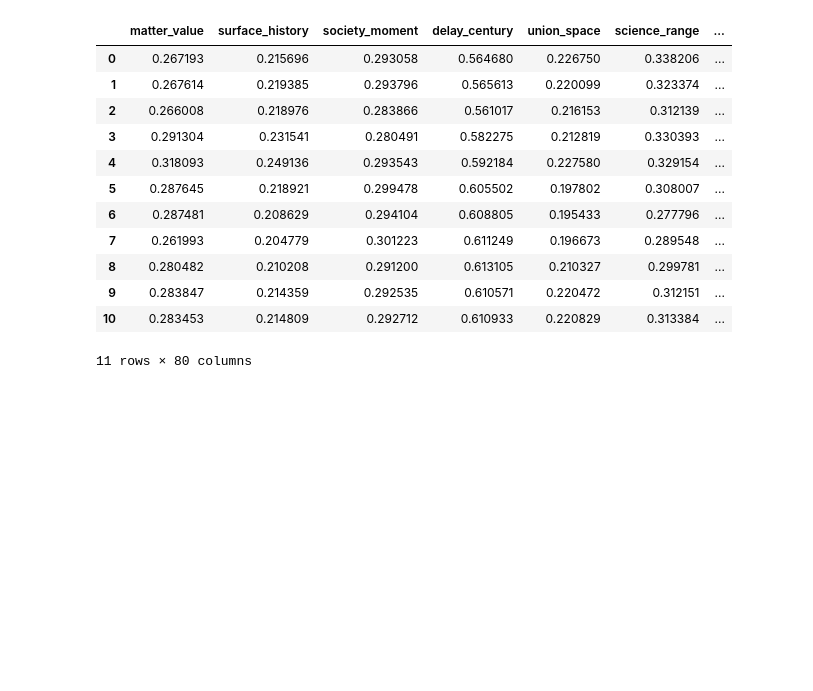
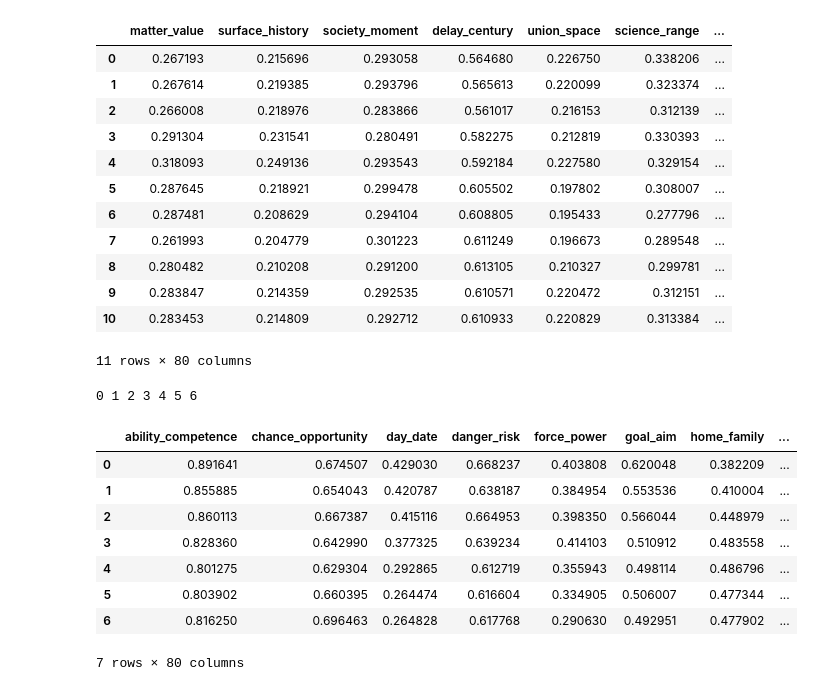
Before and after one commit to kduxin/shared-translation-effect, a Jupyter notebook: scripts/test_ste.ipynb, the cells around one changed output. Cells and saved outputs as stored; diff of their text form; code cells hidden in the pictures; blank space fills up the shorter version.

```diff
--- a/scripts/test_ste.ipynb
+++ b/scripts/test_ste.ipynb
@@ -57,0 +129,3 @@ simtable
+# %%
+for i in range(1, 11):
+    print(i, (simtable.loc[i] > simtable.loc[0]).mean(), (simtable.loc[i] - simtable.loc[0]).mean())
@@ -57,0 +143,3 @@ simtable
+# %%
+for i in range(1, 11):
+    print(i, (simtable.loc[i] > simtable.loc[0]).mean(), (simtable.loc[i] - simtable.loc[0]).mean())
@@ -156,3 +255,37 @@ simtable
 | 9 | 0.283847 | 0.214359 | 0.292535 | 0.610571 | 0.220472 | 0.312151 | ... |
 | 10 | 0.283453 | 0.214809 | 0.292712 | 0.610933 | 0.220829 | 0.313384 | ... |
 11 rows × 80 columns
+# %%
+en_wordpairs = [line.strip().split(',') for line in open('sametranslation_words.txt', 'rt').readlines()]
+# en_wordpairs = [line.strip().split(',') for line in open('sametranslation_words.txt', 'rt').readlines()]
+dirpath = '../ckp/finetune.gpt2.en/'
+
+simtable = {}
+for i in range(7):
+    print(i, end=' ')
+    model = torch.load(f'{dirpath}/{i*5:0>2}000.pt', map_location=device)
+    # encoder_wordemb = model.encoder.wte
+    encoder_wordemb = model.transformer.wte
+    sim = []
+    for word1, word2 in en_wordpairs:
+        src0_emb = word2emb(word1, source_tok, encoder_wordemb)
+        src1_emb = word2emb(word2, source_tok, encoder_wordemb)
+
+        cos = src0_emb @ src1_emb / src0_emb.norm() / src1_emb.norm()
+        sim.append(cos.item())
+    simtable[i] = sim
+
+simtable = pd.DataFrame(simtable, index=['_'.join(pair) for pair in en_wordpairs]).T
+# simtable.to_csv(f'{dirpath}/en_zh.difftranslation_wordsim.csv')
+simtable
+# %% [output]
+0 1 2 3 4 5 6
+|  | ability_competence | chance_opportunity | day_date | danger_risk | force_power | goal_aim | home_family | ... |
+| 0 | 0.891641 | 0.674507 | 0.429030 | 0.668237 | 0.403808 | 0.620048 | 0.382209 | ... |
+| 1 | 0.855885 | 0.654043 | 0.420787 | 0.638187 | 0.384954 | 0.553536 | 0.410004 | ... |
+| 2 | 0.860113 | 0.667387 | 0.415116 | 0.664953 | 0.398350 | 0.566044 | 0.448979 | ... |
+| 3 | 0.828360 | 0.642990 | 0.377325 | 0.639234 | 0.414103 | 0.510912 | 0.483558 | ... |
+| 4 | 0.801275 | 0.629304 | 0.292865 | 0.612719 | 0.355943 | 0.498114 | 0.486796 | ... |
+| 5 | 0.803902 | 0.660395 | 0.264474 | 0.616604 | 0.334905 | 0.506007 | 0.477344 | ... |
+| 6 | 0.816250 | 0.696463 | 0.264828 | 0.617768 | 0.290630 | 0.492951 | 0.477902 | ... |
+7 rows × 80 columns
```
Also changed, not shown: parts of 10 cells of this notebook, 10 other files.
